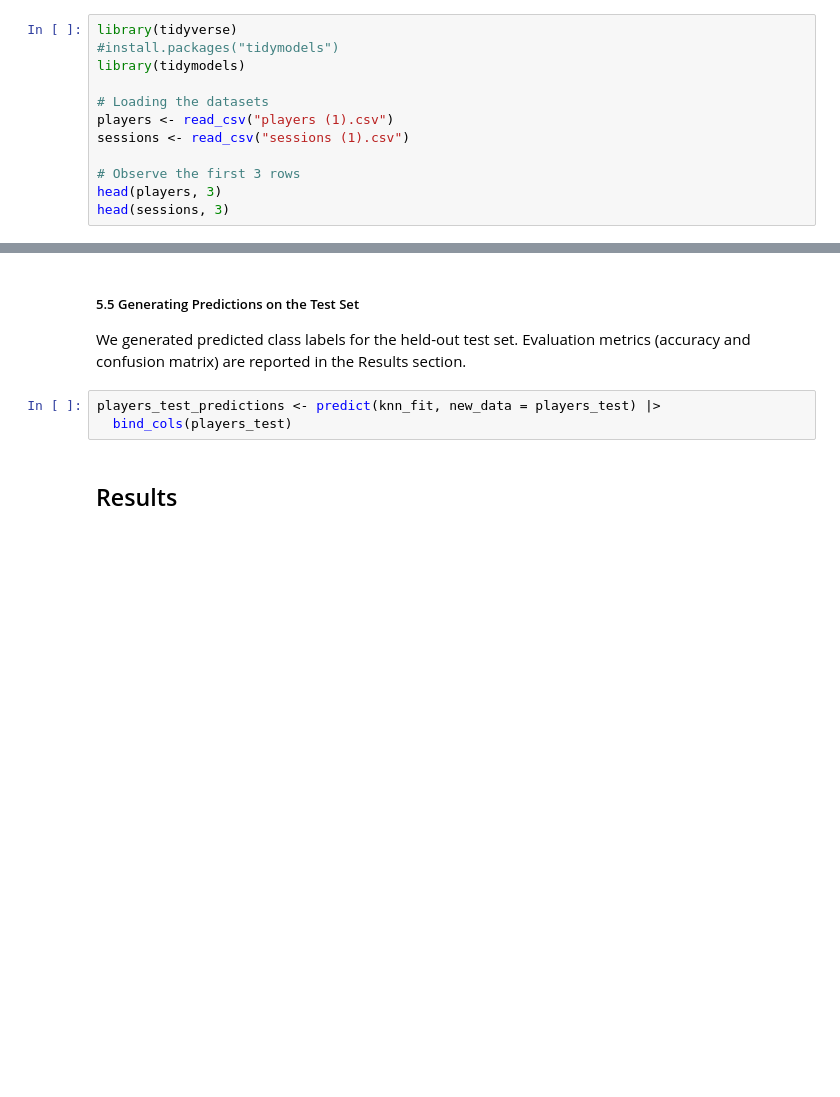
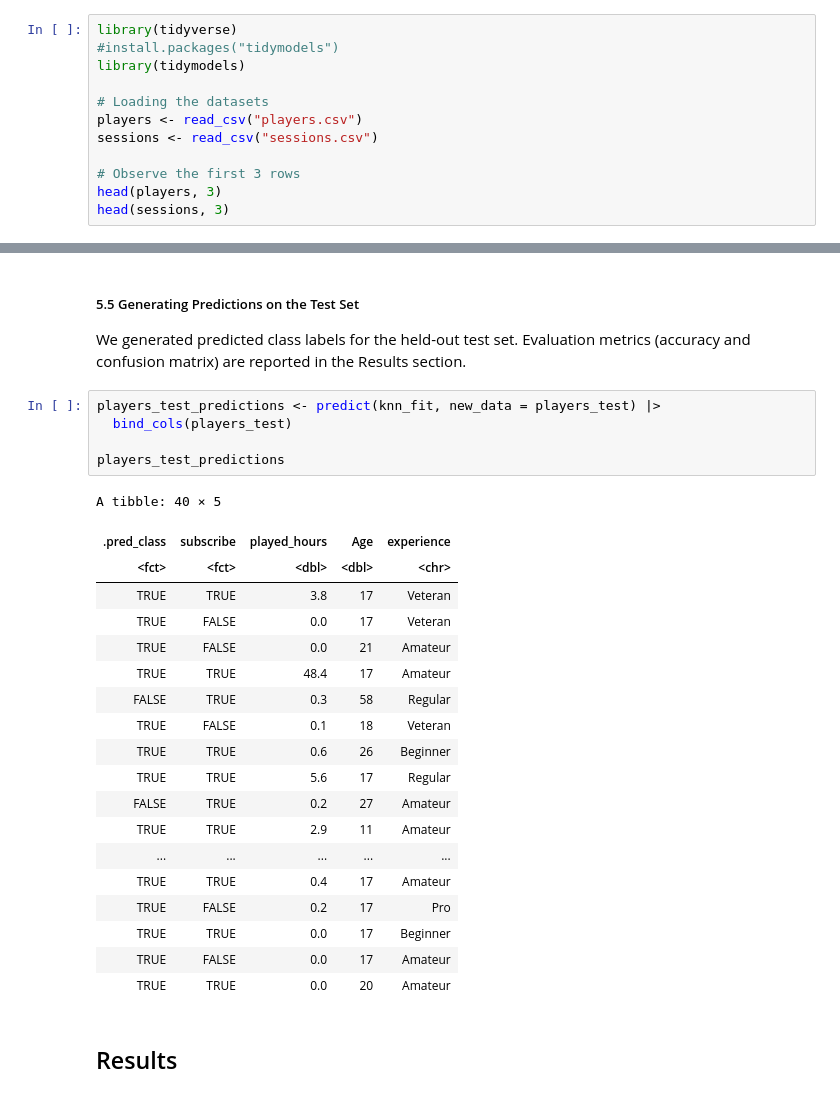
Before and after one commit to whoispanopto/dsciproject100, a Jupyter notebook: Untitled1.ipynb, the cells around one changed output, grey strips where cells are left out. Cells and saved outputs as stored; diff of their text form; blank space fills up the shorter version.

```diff
--- a/Untitled1.ipynb
+++ b/Untitled1.ipynb
@@ -156,8 +56,8 @@ library(tidyverse)
 library(tidymodels)
 
 # Loading the datasets
-players <- read_csv("players (1).csv")
-sessions <- read_csv("sessions (1).csv")
+players <- read_csv("players.csv")
+sessions <- read_csv("sessions.csv")
 
 # Observe the first 3 rows
 head(players, 3)
@@ -383,6 +294,28 @@ We generated predicted class labels for the held-out test set. Evaluation metric
 # %%
 players_test_predictions <- predict(knn_fit, new_data = players_test) |>
   bind_cols(players_test)
+
+players_test_predictions
+# %% [output]
+A tibble: 40 × 5
+| .pred_class | subscribe | played_hours | Age | experience |
+| <fct> | <fct> | <dbl> | <dbl> | <chr> |
+| TRUE | TRUE | 3.8 | 17 | Veteran |
+| TRUE | FALSE | 0.0 | 17 | Veteran |
+| TRUE | FALSE | 0.0 | 21 | Amateur |
+| TRUE | TRUE | 48.4 | 17 | Amateur |
+| FALSE | TRUE | 0.3 | 58 | Regular |
+| TRUE | FALSE | 0.1 | 18 | Veteran |
+| TRUE | TRUE | 0.6 | 26 | Beginner |
+| TRUE | TRUE | 5.6 | 17 | Regular |
+| FALSE | TRUE | 0.2 | 27 | Amateur |
+| TRUE | TRUE | 2.9 | 11 | Amateur |
+| ... | ... | ... | ... | ... |
+| TRUE | TRUE | 0.4 | 17 | Amateur |
+| TRUE | FALSE | 0.2 | 17 | Pro |
+| TRUE | TRUE | 0.0 | 17 | Beginner |
+| TRUE | FALSE | 0.0 | 17 | Amateur |
+| TRUE | TRUE | 0.0 | 20 | Amateur |
 # %% [markdown]
 ## Results
 # %% [markdown]
```
Also changed, not shown: parts of 9 cells of this notebook.
